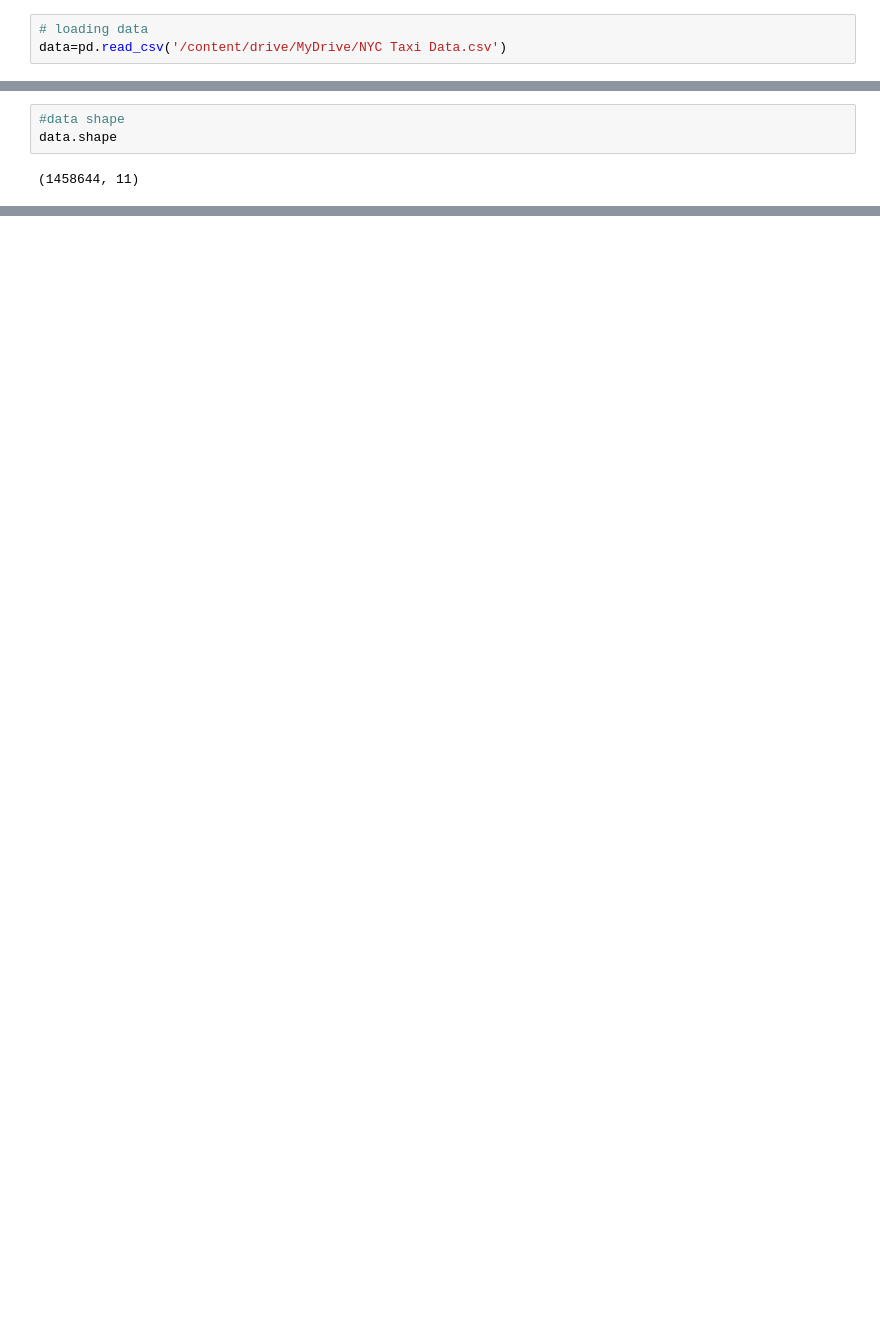
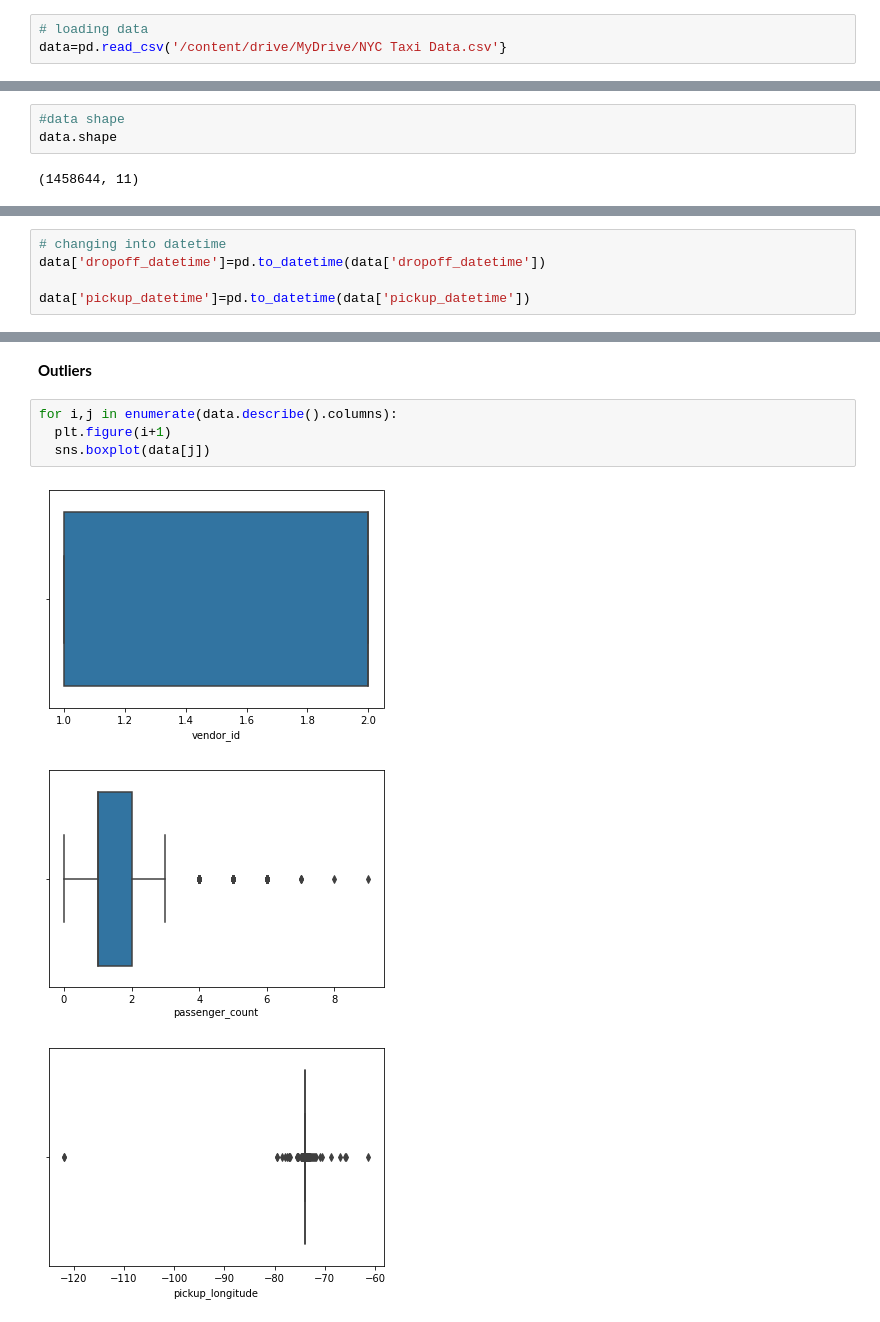
Before and after one commit to ajayn3300/NYC-_Taxi_Trip_Time-Prediction---Regression, a Jupyter notebook: NYC_Taxi_Trip_Time_Prediction_Capstone_Project.ipynb, the cells around one changed output, grey strips where cells are left out. Saved outputs shown, nothing was run; the diff lists cells and outputs as text; blank space fills up the shorter version.

```diff
--- a/NYC_Taxi_Trip_Time_Prediction_Capstone_Project.ipynb
+++ b/NYC_Taxi_Trip_Time_Prediction_Capstone_Project.ipynb
@@ -40,7 +42,7 @@ import matplotlib.pyplot as plt
 import seaborn as sns
 # %%
 # loading data
-data=pd.read_csv('/content/drive/MyDrive/NYC Taxi Data.csv')
+data=pd.read_csv('/content/drive/MyDrive/NYC Taxi Data.csv'}
 # %%
 # data sample
 data.sample(3)
@@ -56,0 +133,5 @@ data.shape
+# %%
+# changing into datetime
+data['dropoff_datetime']=pd.to_datetime(data['dropoff_datetime'])
+
+data['pickup_datetime']=pd.to_datetime(data['pickup_datetime'])
@@ -56,0 +160,10 @@ data.shape
+# %% [markdown]
+  **Outliers**
+# %%
+for i,j in enumerate(data.describe().columns):
+  plt.figure(i+1)
+  sns.boxplot(data[j])
+# %% [output]
+[figure, added]
+[figure, added]
+[figure, added]
```
Also changed, not shown: parts of 13 cells of this notebook.
